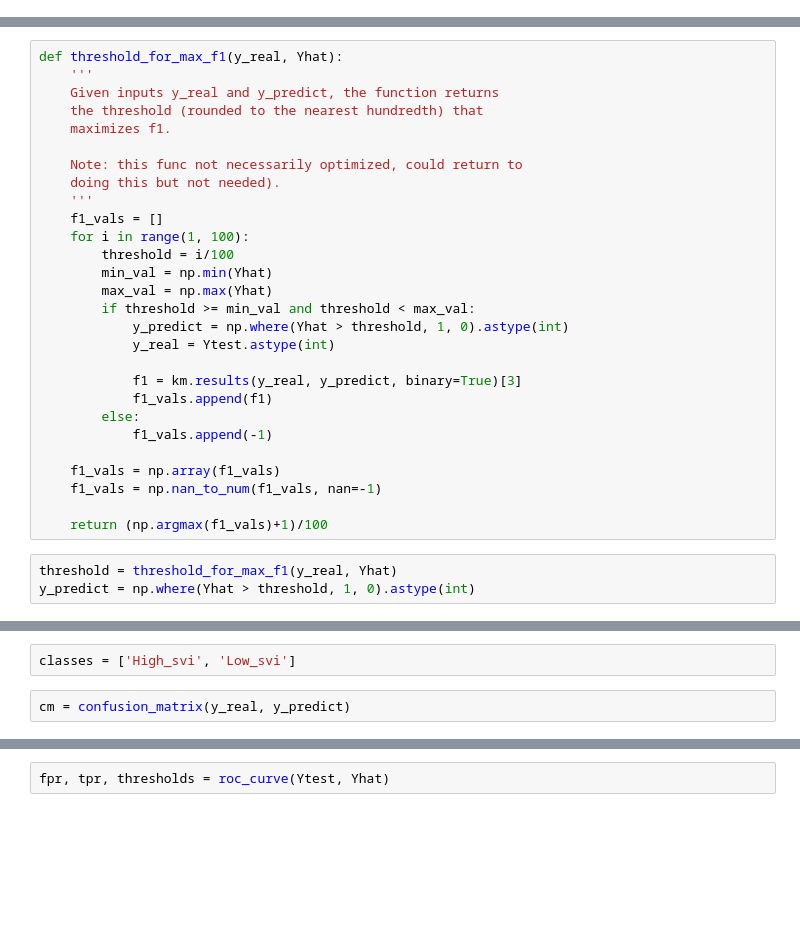
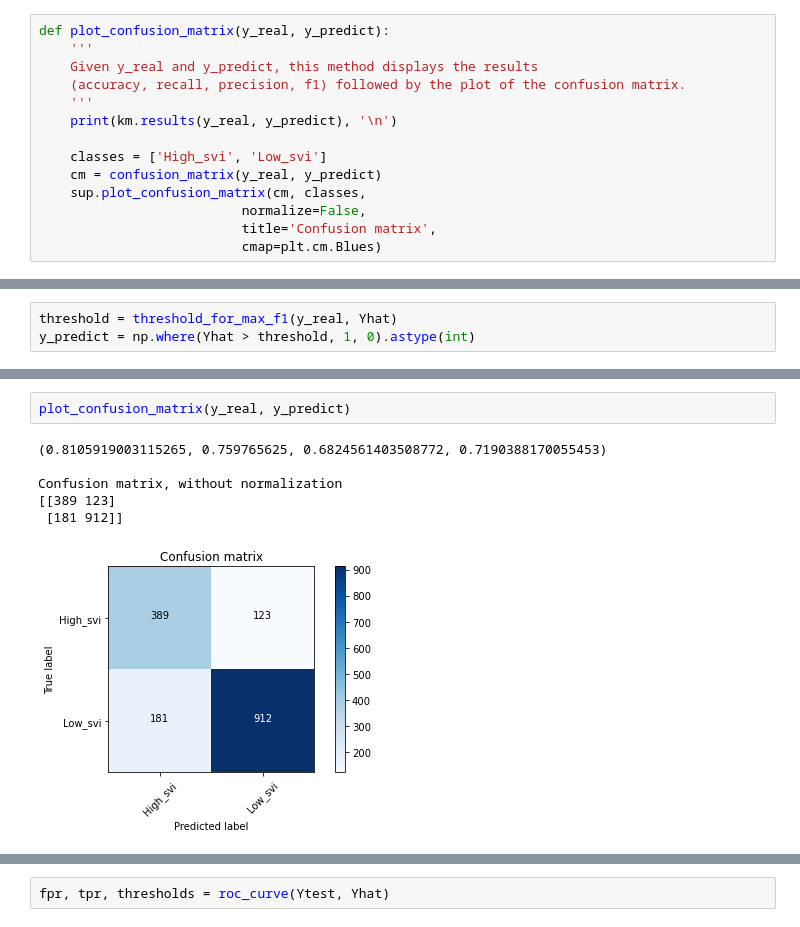
Before and after one commit to efratkohen/Project, a Jupyter notebook: Join all tables and run LSTM model.ipynb, the cells around one changed output, grey strips where cells are left out. Cells and saved outputs as stored; diff of their text form; blank space fills up the shorter version.

```diff
--- a/Join all tables and run LSTM model.ipynb
+++ b/Join all tables and run LSTM model.ipynb
@@ -33,3 +69,17 @@ Using TensorFlow backend.
+# %%
+def plot_confusion_matrix(y_real, y_predict):
+    '''
+    Given y_real and y_predict, this method displays the results
+    (accuracy, recall, precision, f1) followed by the plot of the confusion matrix.
+    '''
+    print(km.results(y_real, y_predict), '\n')
+
+    classes = ['High_svi', 'Low_svi']
+    cm = confusion_matrix(y_real, y_predict)
+    sup.plot_confusion_matrix(cm, classes,
+                          normalize=False,
+                          title='Confusion matrix',
+                          cmap=plt.cm.Blues)
 # %%
 SVI_list = []
 for i in range(4):
@@ -160,31 +193,3 @@ y_real = Ytest.astype(int)
-# %%
-def threshold_for_max_f1(y_real, Yhat):
-    '''
-    Given inputs y_real and y_predict, the function returns
-    the threshold (rounded to the nearest hundredth) that
-    maximizes f1.
-
-    Note: this func not necessarily optimized, could return to
-    doing this but not needed).
-    '''
-    f1_vals = []
-    for i in range(1, 100):
-        threshold = i/100
-        min_val = np.min(Yhat)
-        max_val = np.max(Yhat)
-        if threshold >= min_val and threshold < max_val:
-            y_predict = np.where(Yhat > threshold, 1, 0).astype(int)
-            y_real = Ytest.astype(int)
-
-            f1 = km.results(y_real, y_predict, binary=True)[3]
-            f1_vals.append(f1)
-        else:
-            f1_vals.append(-1)
-
-    f1_vals = np.array(f1_vals)
-    f1_vals = np.nan_to_num(f1_vals, nan=-1)
-
-    return (np.argmax(f1_vals)+1)/100
 # %%
 threshold = threshold_for_max_f1(y_real, Yhat)
 y_predict = np.where(Yhat > threshold, 1, 0).astype(int)
@@ -195,4 +200,9 @@ threshold
-# %%
-classes = ['High_svi', 'Low_svi']
 # %%
-cm = confusion_matrix(y_real, y_predict)
+plot_confusion_matrix(y_real, y_predict)
+# %% [output]
+(0.8105919003115265, 0.759765625, 0.6824561403508772, 0.7190388170055453)
+
+Confusion matrix, without normalization
+[[389 123]
+ [181 912]]
+[figure, added]
```
Also changed, not shown: parts of 33 cells of this notebook.
